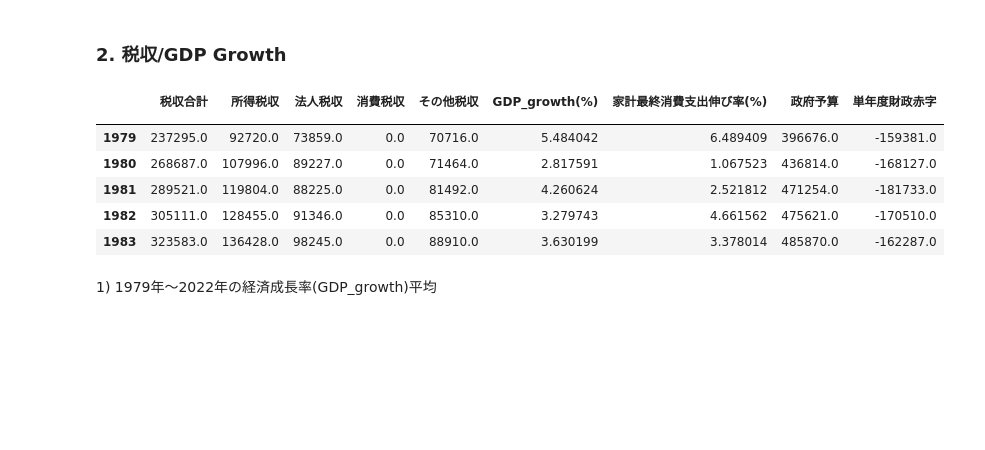
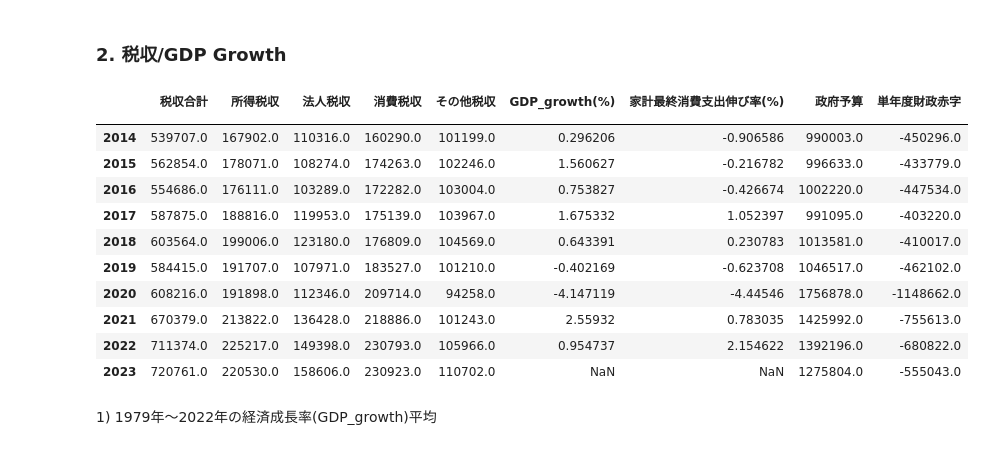
Before and after one commit to Pipikopimame/orbe_public2, a Jupyter notebook: 政府一般会計歳出.ipynb, the cells around one changed output. Cells and saved outputs as stored; diff of their text form; code cells hidden in the pictures; blank space fills up the shorter version.

```diff
--- a/政府一般会計歳出.ipynb
+++ b/政府一般会計歳出.ipynb
@@ -148,39 +148,44 @@ year2.insert(0,'country_name')
 year2.insert(0,'country_code')
 year2.insert(0,'indicator_name')
 year2.insert(0,'indicator_code')
 
 cp.columns = year
 cp2 = cp.transpose()
 cp2.rename(columns={0:'家計最終消費支出伸び率(%)'},inplace=True)
 cp3 = cp2.loc[1979:,['家計最終消費支出伸び率(%)']]
 cp3.reset_index(drop=True,inplace=True)
 
 ##税収
 query_tax = '''SELECT *, 一般会計税収-所得税収-法人税収-消費税収 AS その他税収 FROM revenue;'''
 tax_rev = pd.read_sql(query_tax,engine)
 #tax_rev.set_index('年度',inplace=True)
 ##税収,GDP成長率
 gdp3.reset_index(drop=True,inplace=True)
 comp = pd.concat([tax_rev,gdp3,cp3],axis=1)
 comp.set_index('年度',inplace=True)
 comp.iloc[-10:]
 comp.index.name = ''
 comp.columns
 comp['家計最終消費支出伸び率(%)']['1993':'2023'].mean()
 comp['GDP_growth(%)']['1993':'2023'].mean()
 #comp['政府予算'] = budget
 comp['政府予算'] = round(budget['合計']/100000)
 comp['単年度財政赤字']=comp['一般会計税収']-comp['政府予算']
 comp.rename(columns={'一般会計税収':'税収合計'},inplace=True)
-comp.head()
+comp[-10:]
 # %% [output]
 |  | 税収合計 | 所得税収 | 法人税収 | 消費税収 | その他税収 | GDP_growth(%) | 家計最終消費支出伸び率(%) | 政府予算 | 単年度財政赤字 |
 |  |  |  |  |  |  |  |  |  |  |
-| 1979 | 237295.0 | 92720.0 | 73859.0 | 0.0 | 70716.0 | 5.484042 | 6.489409 | 396676.0 | -159381.0 |
-| 1980 | 268687.0 | 107996.0 | 89227.0 | 0.0 | 71464.0 | 2.817591 | 1.067523 | 436814.0 | -168127.0 |
-| 1981 | 289521.0 | 119804.0 | 88225.0 | 0.0 | 81492.0 | 4.260624 | 2.521812 | 471254.0 | -181733.0 |
-| 1982 | 305111.0 | 128455.0 | 91346.0 | 0.0 | 85310.0 | 3.279743 | 4.661562 | 475621.0 | -170510.0 |
-| 1983 | 323583.0 | 136428.0 | 98245.0 | 0.0 | 88910.0 | 3.630199 | 3.378014 | 485870.0 | -162287.0 |
+| 2014 | 539707.0 | 167902.0 | 110316.0 | 160290.0 | 101199.0 | 0.296206 | -0.906586 | 990003.0 | -450296.0 |
+| 2015 | 562854.0 | 178071.0 | 108274.0 | 174263.0 | 102246.0 | 1.560627 | -0.216782 | 996633.0 | -433779.0 |
+| 2016 | 554686.0 | 176111.0 | 103289.0 | 172282.0 | 103004.0 | 0.753827 | -0.426674 | 1002220.0 | -447534.0 |
+| 2017 | 587875.0 | 188816.0 | 119953.0 | 175139.0 | 103967.0 | 1.675332 | 1.052397 | 991095.0 | -403220.0 |
+| 2018 | 603564.0 | 199006.0 | 123180.0 | 176809.0 | 104569.0 | 0.643391 | 0.230783 | 1013581.0 | -410017.0 |
+| 2019 | 584415.0 | 191707.0 | 107971.0 | 183527.0 | 101210.0 | -0.402169 | -0.623708 | 1046517.0 | -462102.0 |
+| 2020 | 608216.0 | 191898.0 | 112346.0 | 209714.0 | 94258.0 | -4.147119 | -4.44546 | 1756878.0 | -1148662.0 |
+| 2021 | 670379.0 | 213822.0 | 136428.0 | 218886.0 | 101243.0 | 2.55932 | 0.783035 | 1425992.0 | -755613.0 |
+| 2022 | 711374.0 | 225217.0 | 149398.0 | 230793.0 | 105966.0 | 0.954737 | 2.154622 | 1392196.0 | -680822.0 |
+| 2023 | 720761.0 | 220530.0 | 158606.0 | 230923.0 | 110702.0 | NaN | NaN | 1275804.0 | -555043.0 |
 # %% [markdown]
 <p>1) 1979年～2022年の経済成長率(GDP_growth)平均</p>
 # %%
```
Also changed, not shown: parts of 3 cells of this notebook.
